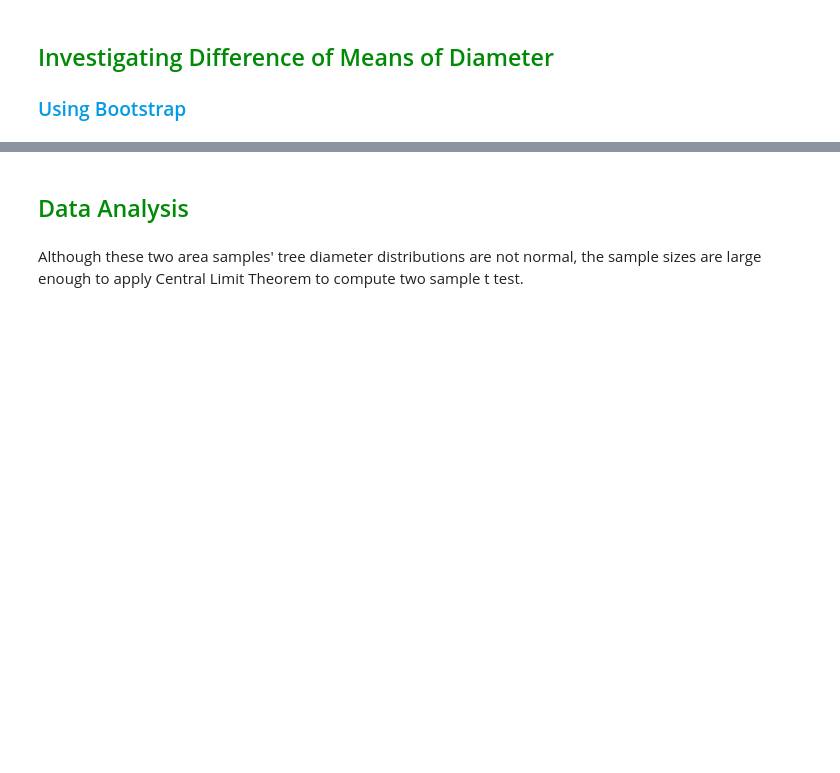
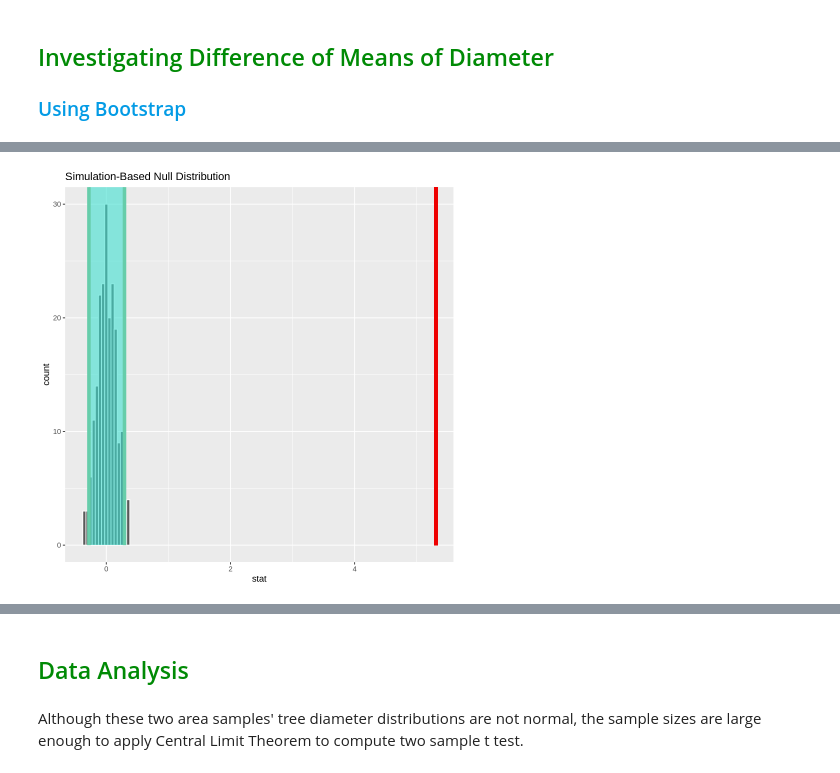
Before and after one commit to eshuaiii/stat-201-2023w1-group-50, a Jupyter notebook: 50_project_report.ipynb, the cells around one changed output, grey strips where cells are left out. Drawn from its saved outputs; the diff is of its cells as text; code cells hidden in the pictures; blank space fills up the shorter version.

```diff
--- a/50_project_report.ipynb
+++ b/50_project_report.ipynb
@@ -253,7 +271,8 @@ grid.arrange(RC_diameter_plot, S_diameter_plot, ncol = 2)
 # Setting our seed once
 set.seed(50)
 # %%
-# Bootstrap for RC and Shaugnessy using diff of means
+# infer for RC and Shaugnessy using diff of means
+# !!! Is this bootstrap?
 
 # calculate the observed difference of means
 observed_diff_means <- street_trees_cleaned |>
@@ -264,6 +283,11 @@ observed_diff_means <- street_trees_cleaned |>
     pull()
 observed_diff_means
 
-# this will get us the null model
-combined_bootstrap <- street_trees_cleaned |>
+# this will get us the null model, using permute?
+null_model_bootstrap <- street_trees_cleaned |>
     specify(formula = diameter ~ neighbourhood_name) |>
+    hypothesize(null = "independence") |>
+    generate(reps = 200, type = "permute") |>
+    calculate(stat = "diff in means", order = c("Shaughnessy", "Renfrew-Collingwood"))
+
+head(null_model_bootstrap)
@@ -269,0 +305,17 @@ combined_bootstrap <- street_trees_cleaned |>
+# %%
+# Get the confidence intervals for a 95% CI
+ci2 <- null_model_bootstrap |>
+    get_ci(level = 0.95, type = "percentile")
+
+# Plot our null model
+bootstrap_plot <- null_model_bootstrap |>
+    visualize() +
+    shade_confidence_interval(endpoints = ci2) +
+    # geom_vline(xintercept = observed_diff_means, color = "red", lwd = 2, alpha = 0.3) +
+    shade_p_value(obs_stat = observed_diff_means, direction = "right")
+
+bootstrap_p_value <- null_model_bootstrap |>
+    get_pvalue(obs_stat = observed_diff_means, direction = "right")
+
+bootstrap_plot
+# %% [output]
@@ -270,3 +326,4 @@ combined_bootstrap <- street_trees_cleaned |>
+[figure, added]
 # %%
 # Bootstrap for RC, Shaughnessy separately, then binding and summarizing, before visualizing CI
 
```
Also changed, not shown: parts of 5 cells of this notebook.
